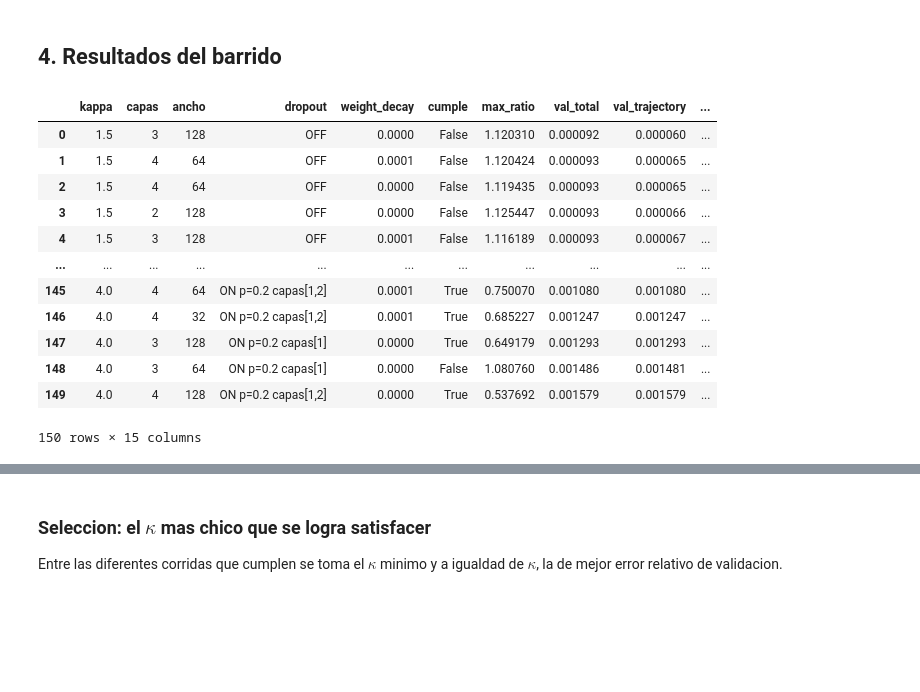
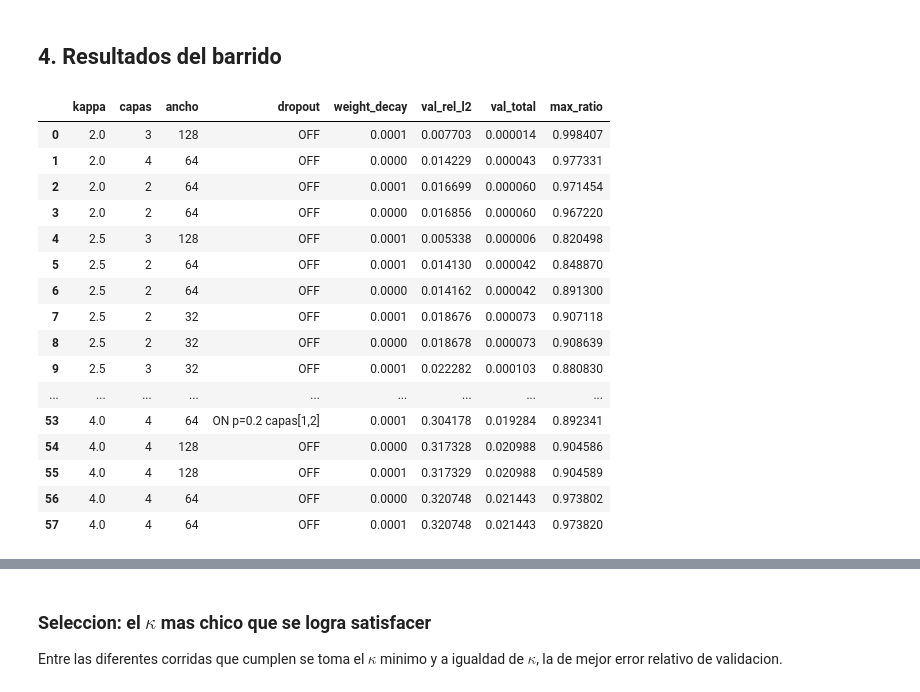
Before and after one commit to luencaro/parabolic-symbol-neural-operator, a Jupyter notebook: notebooks/mlp_symbol_training.ipynb, the cells around one changed output, grey strips where cells are left out. Cells and saved outputs as stored; diff of their text form; code cells hidden in the pictures; blank space fills up the shorter version.

```diff
--- a/notebooks/mlp_symbol_training.ipynb
+++ b/notebooks/mlp_symbol_training.ipynb
@@ -59,14 +62,18 @@ $\hat u_{\text{ref}}(\mathbf{k},t) = e^{-t|\mathbf{k}|^2}\hat u_0(\mathbf{k})$,
 El tiempo se muestrea log-uniforme.
 # %%
 n = 2
-k_max = 8
+k_max = 12
 reference = HeatSymbol(n=n)
 
 data = make_trajectory_data(
-    reference, k_max=k_max, n_samples=100_000, t_min=1e-3, t_max=1.0, seed=0
+    reference, k_max=k_max, n_samples=100000, t_min=1e-3, t_max=1.0, seed=0
 )
+# Particion por k: cada k unico va entero a entrenamiento o a validacion.
 train_data, val_data = split_trajectory_data(data, val_fraction=0.2, seed=0)
 
-print(f"entrenamiento: {train_data['k'].shape[0]:,} muestras")
-print(f"validacion:    {val_data['k'].shape[0]:,} muestras")
+k_train_values = np.unique(train_data["k"].numpy(), axis=0)
+k_val_values = np.unique(val_data["k"].numpy(), axis=0)
+
+print(f"entrenamiento: {train_data['k'].shape[0]:,} muestras / {len(k_train_values)} k unicos")
+print(f"validacion:    {val_data['k'].shape[0]:,} muestras / {len(k_val_values)} k unicos")
 # %% [output]
@@ -166,33 +173,40 @@ kappa= 4.000 capas=4 ancho=128 | dropout ON p=0.2 capas[1,2] | wd=1e-04 | CUMPLE
 # %%
 table = sweep_table(runs)
 
-# Metricas de validacion en la mejor epoca (las que se usan para decidir):
-#   val_total          = lambda_traj * trayectoria + lambda_par * parabolicidad
-#   val_trajectory     = E[|exp(-t a) u0 - u_ref|^2]
-#   val_parabolicity   = hinge^2 sobre la cota de la Def. 2.3
-#   val_rel_l2         = error relativo L2 de la trayectoria
-#   val_par_max_ratio  = peor ratio resolvente/cota en los puntos de validacion
-#   val_par_violation  = fraccion de esos puntos con ratio > 1
-VAL_COLS = ["val_total", "val_trajectory", "val_parabolicity",
-            "val_rel_l2", "val_par_max_ratio", "val_par_violation"]
+# Solo las corridas que cumplen la cota en la rejilla de seleccion, de mejor a peor:
+# primero el kappa mas chico y, a igual kappa, el mejor error relativo de validacion.
+# El resto de metricas (val_trajectory, val_parabolicity, par_violation, epocas, ...)
+# sigue en `table` para quien quiera mirarlas.
 COLS = ["kappa", "capas", "ancho", "dropout", "weight_decay",
-        "cumple", "max_ratio", *VAL_COLS, "mejor_epoca", "epocas"]
+        "val_rel_l2", "val_total", "max_ratio"]
 
-table[COLS].sort_values(["kappa", "val_rel_l2"]).reset_index(drop=True)
+cumplen = table[table["cumple"]]
+if cumplen.empty:
+    print(f"Ninguna de las {len(table)} corridas cumple la cota en la rejilla de seleccion,")
+    print(f"para ningun kappa de la malla: {sorted(table['kappa'].unique().tolist())}.")
+    print(f"Mejor max_ratio del barrido = {table['max_ratio'].min():.3f} (hace falta <= 1).")
+    print("Ver el resumen por kappa de la celda siguiente; toca ampliar la malla de kappa,")
+    print("las arquitecturas o el presupuesto de entrenamiento.")
+else:
+    display(cumplen[COLS].sort_values(["kappa", "val_rel_l2"]).reset_index(drop=True))
 # %% [output]
-|  | kappa | capas | ancho | dropout | weight_decay | cumple | max_ratio | val_total | val_trajectory | ... |
-| 0 | 1.5 | 3 | 128 | OFF | 0.0000 | False | 1.120310 | 0.000092 | 0.000060 | ... |
-| 1 | 1.5 | 4 | 64 | OFF | 0.0001 | False | 1.120424 | 0.000093 | 0.000065 | ... |
-| 2 | 1.5 | 4 | 64 | OFF | 0.0000 | False | 1.119435 | 0.000093 | 0.000065 | ... |
-| 3 | 1.5 | 2 | 128 | OFF | 0.0000 | False | 1.125447 | 0.000093 | 0.000066 | ... |
-| 4 | 1.5 | 3 | 128 | OFF | 0.0001 | False | 1.116189 | 0.000093 | 0.000067 | ... |
-| ... | ... | ... | ... | ... | ... | ... | ... | ... | ... | ... |
-| 145 | 4.0 | 4 | 64 | ON p=0.2 capas[1,2] | 0.0001 | True | 0.750070 | 0.001080 | 0.001080 | ... |
-| 146 | 4.0 | 4 | 32 | ON p=0.2 capas[1,2] | 0.0001 | True | 0.685227 | 0.001247 | 0.001247 | ... |
-| 147 | 4.0 | 3 | 128 | ON p=0.2 capas[1] | 0.0000 | True | 0.649179 | 0.001293 | 0.001293 | ... |
-| 148 | 4.0 | 3 | 64 | ON p=0.2 capas[1] | 0.0000 | False | 1.080760 | 0.001486 | 0.001481 | ... |
-| 149 | 4.0 | 4 | 128 | ON p=0.2 capas[1,2] | 0.0000 | True | 0.537692 | 0.001579 | 0.001579 | ... |
+|  | kappa | capas | ancho | dropout | weight_decay | val_rel_l2 | val_total | max_ratio |
+| 0 | 2.0 | 3 | 128 | OFF | 0.0001 | 0.007703 | 0.000014 | 0.998407 |
+| 1 | 2.0 | 4 | 64 | OFF | 0.0000 | 0.014229 | 0.000043 | 0.977331 |
+| 2 | 2.0 | 2 | 64 | OFF | 0.0001 | 0.016699 | 0.000060 | 0.971454 |
+| 3 | 2.0 | 2 | 64 | OFF | 0.0000 | 0.016856 | 0.000060 | 0.967220 |
+| 4 | 2.5 | 3 | 128 | OFF | 0.0001 | 0.005338 | 0.000006 | 0.820498 |
+| 5 | 2.5 | 2 | 64 | OFF | 0.0001 | 0.014130 | 0.000042 | 0.848870 |
+| 6 | 2.5 | 2 | 64 | OFF | 0.0000 | 0.014162 | 0.000042 | 0.891300 |
+| 7 | 2.5 | 2 | 32 | OFF | 0.0001 | 0.018676 | 0.000073 | 0.907118 |
+| 8 | 2.5 | 2 | 32 | OFF | 0.0000 | 0.018678 | 0.000073 | 0.908639 |
+| 9 | 2.5 | 3 | 32 | OFF | 0.0001 | 0.022282 | 0.000103 | 0.880830 |
+| ... | ... | ... | ... | ... | ... | ... | ... | ... |
+| 53 | 4.0 | 4 | 64 | ON p=0.2 capas[1,2] | 0.0001 | 0.304178 | 0.019284 | 0.892341 |
+| 54 | 4.0 | 4 | 128 | OFF | 0.0000 | 0.317328 | 0.020988 | 0.904586 |
+| 55 | 4.0 | 4 | 128 | OFF | 0.0001 | 0.317329 | 0.020988 | 0.904589 |
+| 56 | 4.0 | 4 | 64 | OFF | 0.0000 | 0.320748 | 0.021443 | 0.973802 |
+| 57 | 4.0 | 4 | 64 | OFF | 0.0001 | 0.320748 | 0.021443 | 0.973820 |
-150 rows × 15 columns
 # %%
 # Por kappa, y por configuracion de regularizacion (dropout / weight decay).
 resumen = table.groupby("kappa").agg(
```
Also changed, not shown: parts of 15 cells of this notebook, 3 other files.
